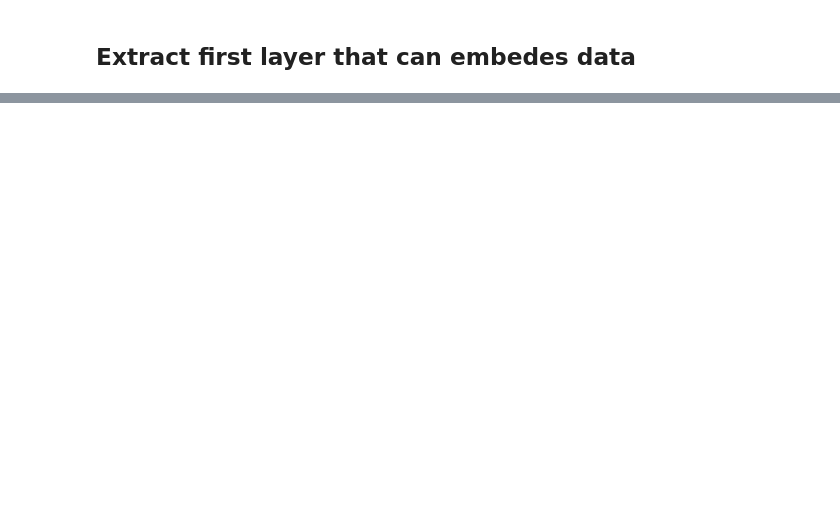
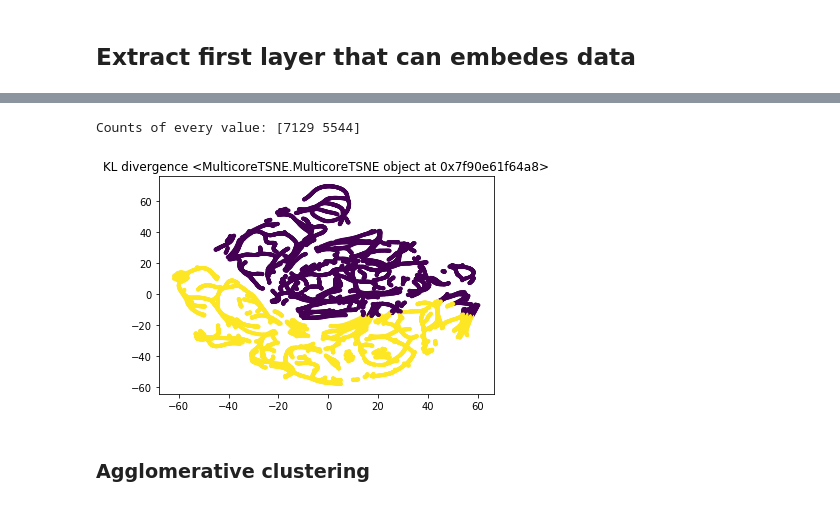
Before and after one commit to elch10/anomaly-detection, a Jupyter notebook: notebooks/onedimensional_autoencoder.ipynb, the cells around one changed output, grey strips where cells are left out. Cells and saved outputs as stored; diff of their text form; code cells hidden in the pictures; blank space fills up the shorter version.

```diff
--- a/notebooks/onedimensional_autoencoder.ipynb
+++ b/notebooks/onedimensional_autoencoder.ipynb
@@ -179,0 +206,7 @@ plt.scatter(vis_x, vis_y)
+# %%
+TSNE_plot(pred)
+# %% [output]
+Counts of every value: [7129 5544]
+[figure, added]
+# %% [markdown]
+### Agglomerative clustering
```
Also changed, not shown: parts of 25 cells of this notebook, 9 other files.
